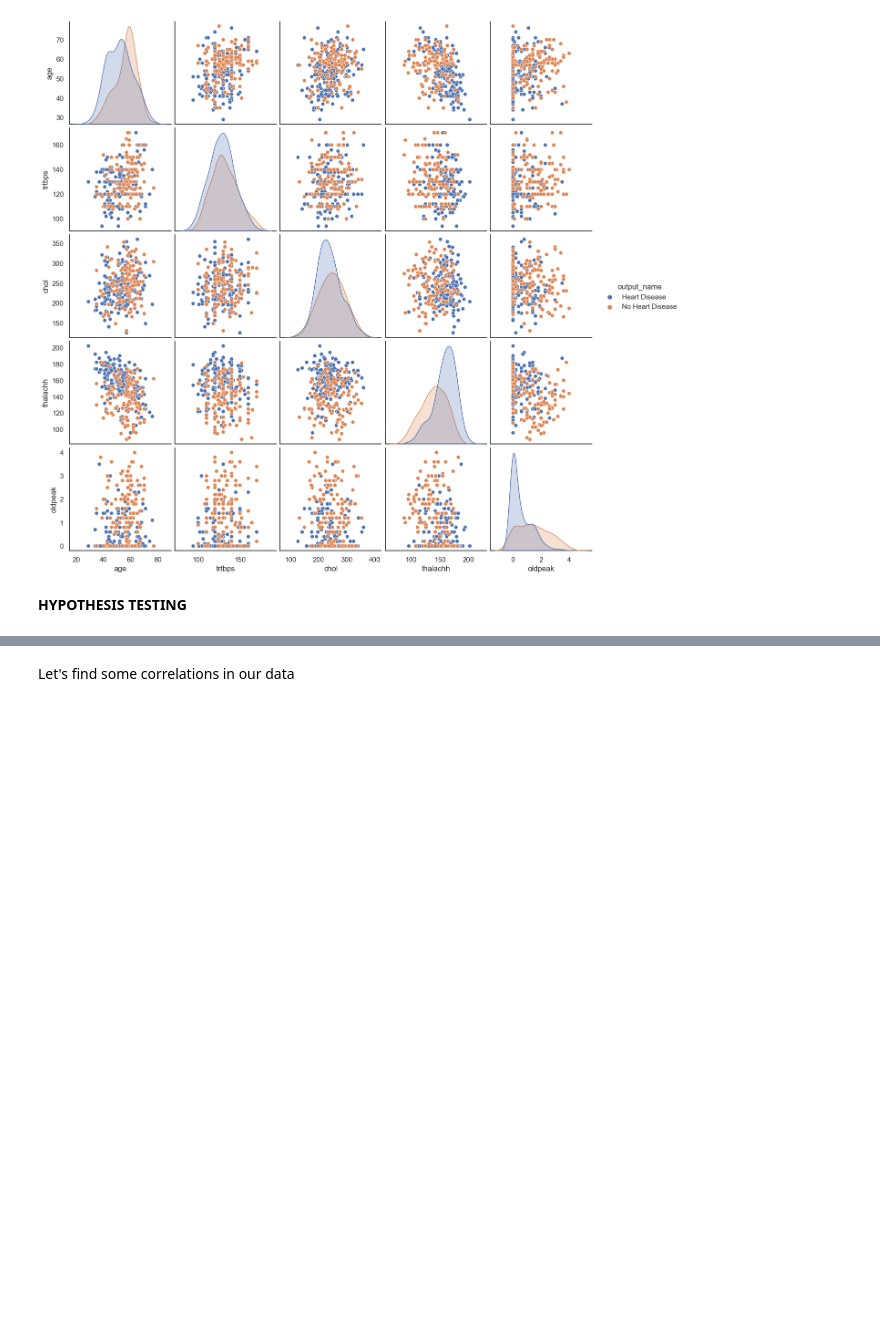
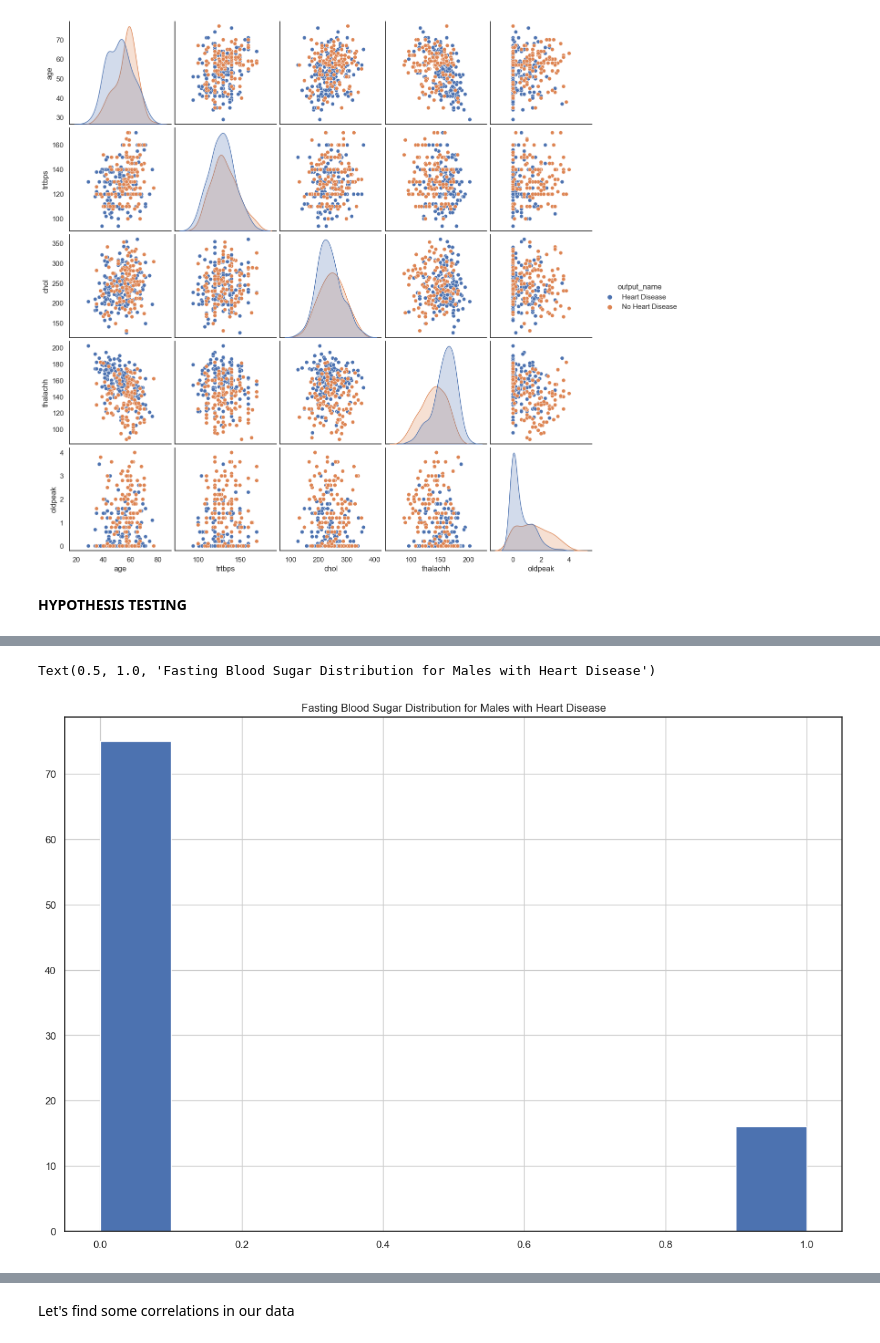
Before and after one commit to jsondevers/heart-attacks, a Jupyter notebook: heart-attack copy.ipynb, the cells around one changed output, grey strips where cells are left out. Cells and saved outputs as stored; diff of their text form; code cells hidden in the pictures; blank space fills up the shorter version.

```diff
--- a/heart-attack copy.ipynb
+++ b/heart-attack copy.ipynb
@@ -654,0 +672,6 @@ sns.pairplot(df[continuous_features + ['output_name']], hue='output_name')
+# %%
+df[(df['output'] == 1) & (df['sex'] == 1)]['fbs'].hist().plot(kind='bar')
+plt.title('Fasting Blood Sugar Distribution for Males with Heart Disease')
+# %% [output]
+Text(0.5, 1.0, 'Fasting Blood Sugar Distribution for Males with Heart Disease')
+[figure, added]
```
Also changed, not shown: parts of 32 cells of this notebook, 1 other file.
